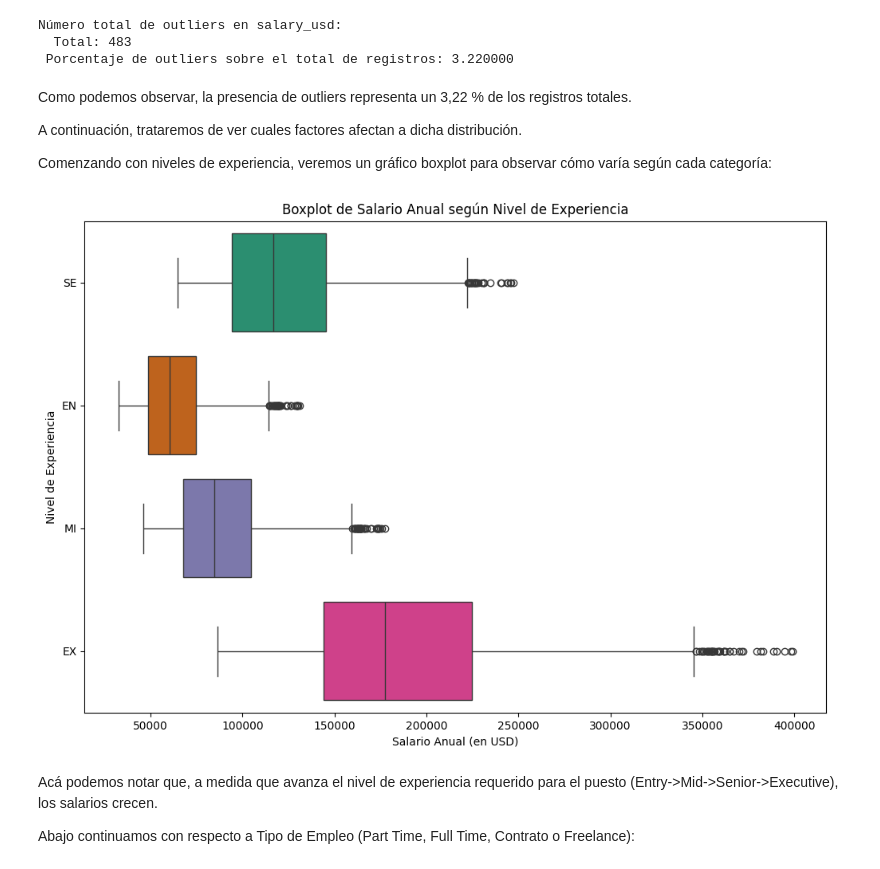
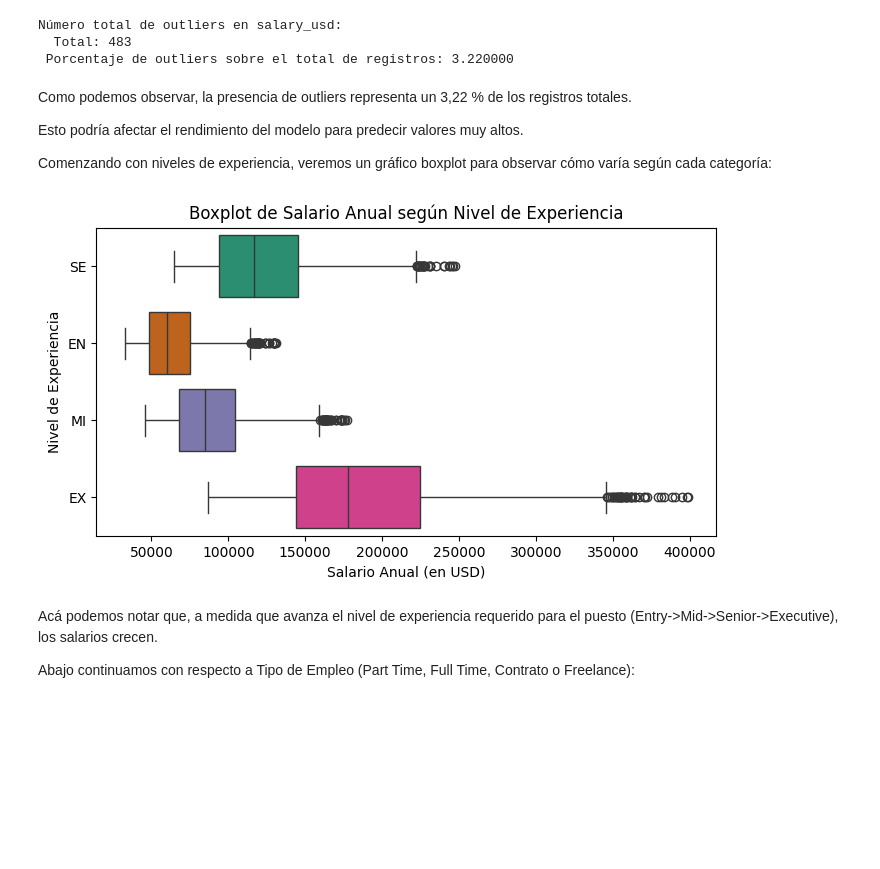
Before and after one commit to EzeRivero/Data-Science-II, a Jupyter notebook: IA_Job_Rivero_1Entrega.ipynb, the cells around one changed output. Saved outputs shown, nothing was run; the diff lists cells and outputs as text; code cells hidden in the pictures; blank space fills up the shorter version.

```diff
--- a/IA_Job_Rivero_1Entrega.ipynb
+++ b/IA_Job_Rivero_1Entrega.ipynb
@@ -193,18 +193,18 @@ Número total de outliers en salary_usd:
 # %% [markdown]
 Como podemos observar, la presencia de outliers representa un 3,22 % de los registros totales.
 
-A continuación, trataremos de ver cuales factores afectan a dicha distribución.
+Esto podría afectar el rendimiento del modelo para predecir valores muy altos.
 
 Comenzando con niveles de experiencia, veremos un gráfico boxplot para observar cómo varía según cada categoría:
 # %%
-plt.figure(figsize=(12, 8))
+plt.figure(figsize=(8, 4))
 sns.boxplot(data=df, x='salary_usd', y='experience_level', hue='experience_level', palette='Dark2', legend=False)
 plt.title('Boxplot de Salario Anual según Nivel de Experiencia')
 plt.xlabel('Salario Anual (en USD)')
 plt.ylabel('Nivel de Experiencia')
 plt.show()
 # %% [output]
-[figure, old version]
+[figure, new version]
 # %% [markdown]
 Acá podemos notar que, a medida que avanza el nivel de experiencia requerido para el puesto (Entry->Mid->Senior->Executive), los salarios crecen.
 
```
Also changed, not shown: parts of 13 cells of this notebook.
